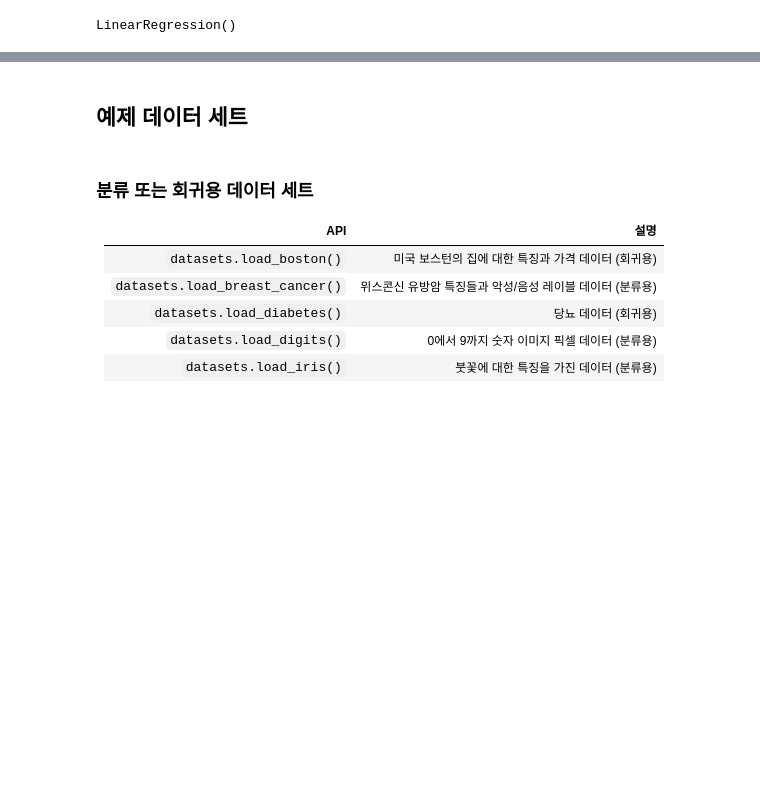
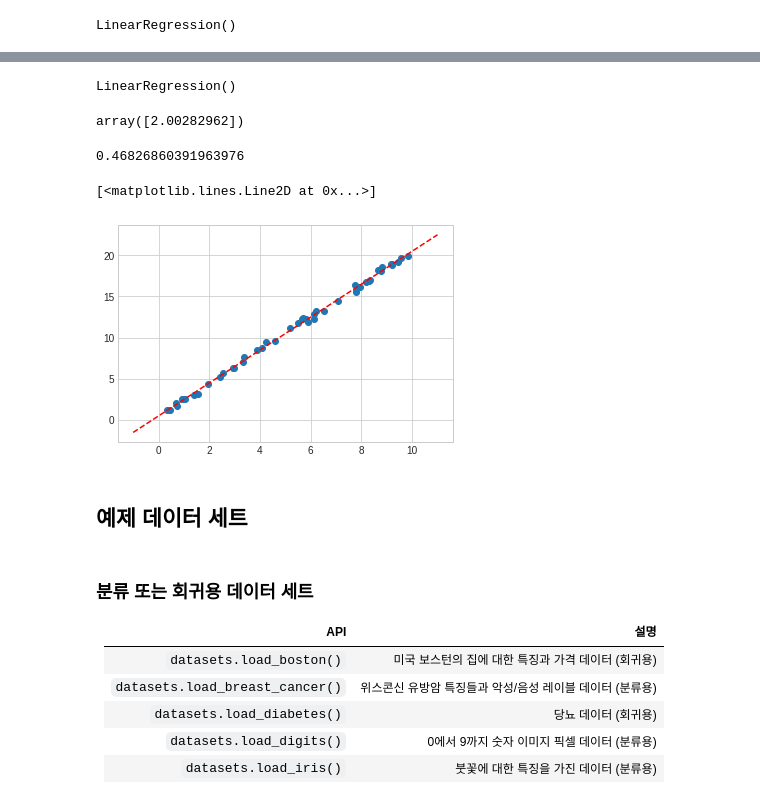
Before and after one commit to Tom-Jung/Suanlab_example, a Jupyter notebook: _2_사이킷런(scikit_learn)_시작.ipynb, the cells around one changed output, grey strips where cells are left out. Saved outputs shown, nothing was run; the diff lists cells and outputs as text; code cells hidden in the pictures; blank space fills up the shorter version.

```diff
--- a/_2_사이킷런(scikit_learn)_시작.ipynb
+++ b/_2_사이킷런(scikit_learn)_시작.ipynb
@@ -77,3 +77,7 @@ model = LinearRegression(fit_intercept=True)
 model
 # %% [output]
 LinearRegression()
+# %%
+# 3.데이터를 특징 배열과 대상 벡터로 배치
+X = x[:,np.newaxis]
+X
@@ -80,3 +102,27 @@ LinearRegression()
+# %%
+#4.모델 인스턴스의 fit() 메서드를 호출해 모델을 데이터에 적합
+model.fit(X,y)
+# %% [output]
+LinearRegression()
+# %%
+model.coef_
+# %% [output]
+array([2.00282962])
+# %%
+model.intercept_
+# %% [output]
+0.46826860391963976
+# %%
+# 5.모델을 새 데이터에 대해서 적용
+xfit=np.linspace(-1,11)
+Xfit=xfit[:,np.newaxis]
+yfit= model.predict(Xfit)
+# %%
+plt.scatter(x,y)
+plt.plot(xfit, yfit, '--r')
+# %% [output]
+[<matplotlib.lines.Line2D at 0x...>]
+[figure, added]
 # %% [markdown]
 ## 예제 데이터 세트
 # %% [markdown]
```
Also changed, not shown: parts of 11 cells of this notebook.
